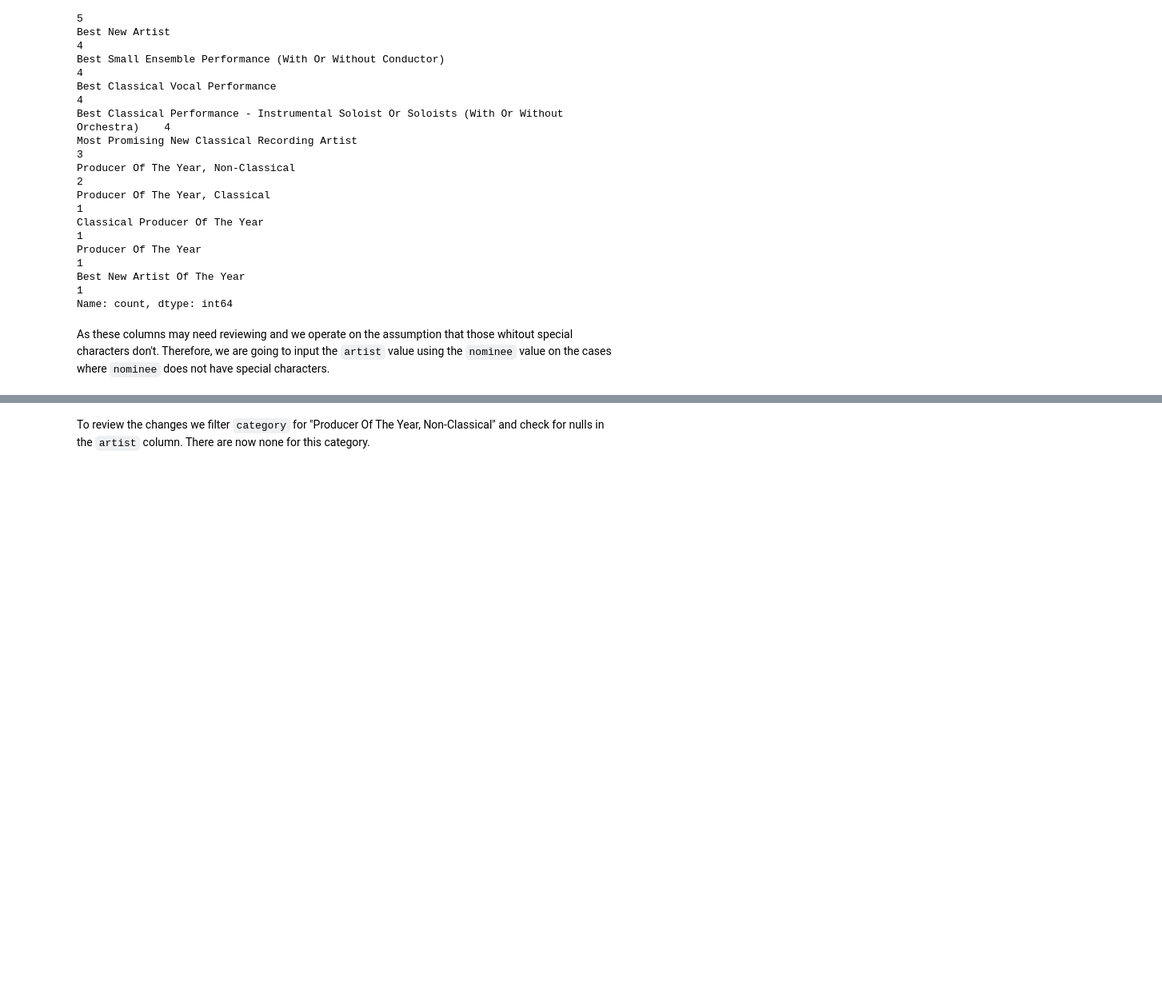
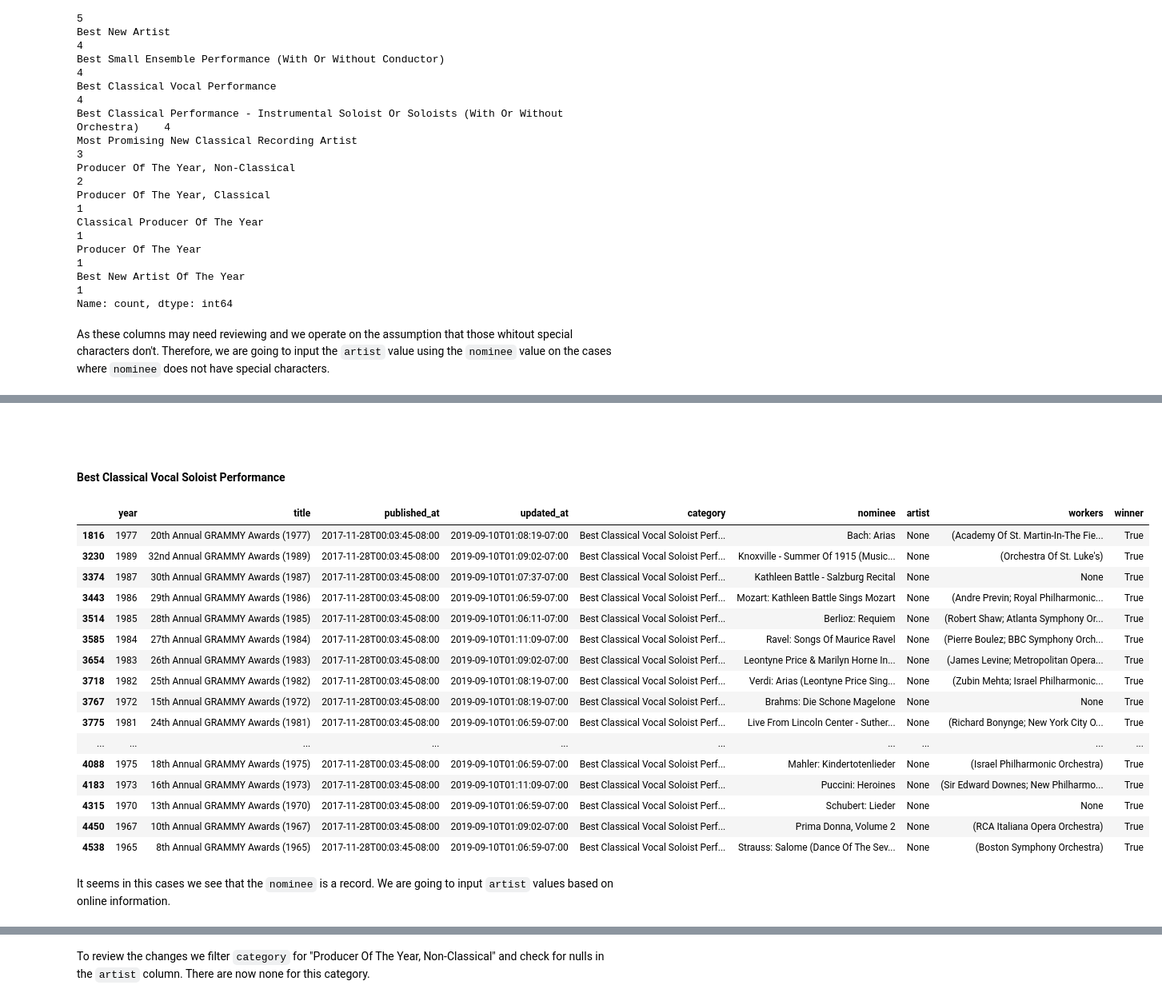
Before and after one commit to ntlg72/ws_002, a Jupyter notebook: notebooks/3.0-nlg-eda-grammys.ipynb, the cells around one changed output, grey strips where cells are left out. Shown at 80% size. Cells and saved outputs as stored; diff of their text form; code cells hidden in the pictures; blank space fills up the shorter version.

```diff
--- a/notebooks/3.0-nlg-eda-grammys.ipynb
+++ b/notebooks/3.0-nlg-eda-grammys.ipynb
@@ -394,0 +395,15 @@ df1.loc[(df1['artist'].isnull()) &
+# %%
+def filter_rows_column_to_review(df, category):
+    """
+    Filters rows in the dataframe where the specified category matches
+    and the 'artist' column is null.
+
+    Args:
+        df (DataFrame): The input dataframe.
+        category (str): The category value to filter by.
+
+    Returns:
+        DataFrame: Filtered rows.
+    """
+    filtered_null_rows = df[(df['category'] == category) & (df['artist'].isnull())]
+    return filtered_null_rows
@@ -397 +422,16 @@ In the cases when the `category` contains "Best" or "of the Year" and "artist" t
+# %%
+def assign_nominee_to_artist(df, category):
+    """
+    Assigns the value from the 'nominee' column to the 'artist' column
+    for rows where the specified category matches and the 'artist' column is null.
+
+    Args:
+        df (DataFrame): The input dataframe.
+        category (str): The category value to filter by.
+
+    Returns:
+        DataFrame: Updated dataframe with modifications.
+    """
+    df.loc[(df['category'] == category) & (df['artist'].isnull()), 'artist'] = df['nominee']
+    return df
 # %%
@@ -398,0 +461,26 @@ df1.loc[(df1['category'] == 'Producer Of The Year, Non-Classical') & (df1['artis
+# %% [markdown]
+#####
+# %% [markdown]
+#### Best Classical Vocal Soloist Performance
+# %%
+filter_rows_column_to_review(df1, "Best Classical Vocal Soloist Performance")
+# %% [output]
+|  | year | title | published_at | updated_at | category | nominee | artist | workers | winner |
+| 1816 | 1977 | 20th Annual GRAMMY Awards (1977) | 2017-11-28T00:03:45-08:00 | 2019-09-10T01:08:19-07:00 | Best Classical Vocal Soloist Perf... | Bach: Arias | None | (Academy Of St. Martin-In-The Fie... | True |
+| 3230 | 1989 | 32nd Annual GRAMMY Awards (1989) | 2017-11-28T00:03:45-08:00 | 2019-09-10T01:09:02-07:00 | Best Classical Vocal Soloist Perf... | Knoxville - Summer Of 1915 (Music... | None | (Orchestra Of St. Luke's) | True |
+| 3374 | 1987 | 30th Annual GRAMMY Awards (1987) | 2017-11-28T00:03:45-08:00 | 2019-09-10T01:07:37-07:00 | Best Classical Vocal Soloist Perf... | Kathleen Battle - Salzburg Recital | None | None | True |
+| 3443 | 1986 | 29th Annual GRAMMY Awards (1986) | 2017-11-28T00:03:45-08:00 | 2019-09-10T01:06:59-07:00 | Best Classical Vocal Soloist Perf... | Mozart: Kathleen Battle Sings Mozart | None | (Andre Previn; Royal Philharmonic... | True |
+| 3514 | 1985 | 28th Annual GRAMMY Awards (1985) | 2017-11-28T00:03:45-08:00 | 2019-09-10T01:06:11-07:00 | Best Classical Vocal Soloist Perf... | Berlioz: Requiem | None | (Robert Shaw; Atlanta Symphony Or... | True |
+| 3585 | 1984 | 27th Annual GRAMMY Awards (1984) | 2017-11-28T00:03:45-08:00 | 2019-09-10T01:11:09-07:00 | Best Classical Vocal Soloist Perf... | Ravel: Songs Of Maurice Ravel | None | (Pierre Boulez; BBC Symphony Orch... | True |
+| 3654 | 1983 | 26th Annual GRAMMY Awards (1983) | 2017-11-28T00:03:45-08:00 | 2019-09-10T01:09:02-07:00 | Best Classical Vocal Soloist Perf... | Leontyne Price & Marilyn Horne In... | None | (James Levine; Metropolitan Opera... | True |
+| 3718 | 1982 | 25th Annual GRAMMY Awards (1982) | 2017-11-28T00:03:45-08:00 | 2019-09-10T01:08:19-07:00 | Best Classical Vocal Soloist Perf... | Verdi: Arias (Leontyne Price Sing... | None | (Zubin Mehta; Israel Philharmonic... | True |
+| 3767 | 1972 | 15th Annual GRAMMY Awards (1972) | 2017-11-28T00:03:45-08:00 | 2019-09-10T01:08:19-07:00 | Best Classical Vocal Soloist Perf... | Brahms: Die Schone Magelone | None | None | True |
+| 3775 | 1981 | 24th Annual GRAMMY Awards (1981) | 2017-11-28T00:03:45-08:00 | 2019-09-10T01:06:59-07:00 | Best Classical Vocal Soloist Perf... | Live From Lincoln Center - Suther... | None | (Richard Bonynge; New York City O... | True |
+| ... | ... | ... | ... | ... | ... | ... | ... | ... | ... |
+| 4088 | 1975 | 18th Annual GRAMMY Awards (1975) | 2017-11-28T00:03:45-08:00 | 2019-09-10T01:06:59-07:00 | Best Classical Vocal Soloist Perf... | Mahler: Kindertotenlieder | None | (Israel Philharmonic Orchestra) | True |
+| 4183 | 1973 | 16th Annual GRAMMY Awards (1973) | 2017-11-28T00:03:45-08:00 | 2019-09-10T01:11:09-07:00 | Best Classical Vocal Soloist Perf... | Puccini: Heroines | None | (Sir Edward Downes; New Philharmo... | True |
+| 4315 | 1970 | 13th Annual GRAMMY Awards (1970) | 2017-11-28T00:03:45-08:00 | 2019-09-10T01:06:59-07:00 | Best Classical Vocal Soloist Perf... | Schubert: Lieder | None | None | True |
+| 4450 | 1967 | 10th Annual GRAMMY Awards (1967) | 2017-11-28T00:03:45-08:00 | 2019-09-10T01:09:02-07:00 | Best Classical Vocal Soloist Perf... | Prima Donna, Volume 2 | None | (RCA Italiana Opera Orchestra) | True |
+| 4538 | 1965 | 8th Annual GRAMMY Awards (1965) | 2017-11-28T00:03:45-08:00 | 2019-09-10T01:06:59-07:00 | Best Classical Vocal Soloist Perf... | Strauss: Salome (Dance Of The Sev... | None | (Boston Symphony Orchestra) | True |
+# %% [markdown]
+It seems in this cases we see that the `nominee` is a record. We are going to input `artist` values based on online information.
```
Also changed, not shown: parts of 118 cells of this notebook, 1 other file.
